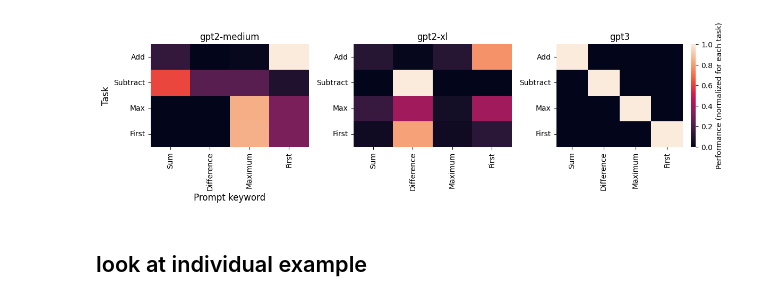
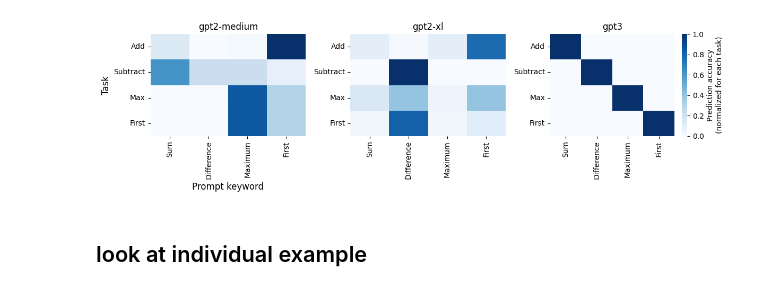
Before and after one commit to csinva/iprompt, a Jupyter notebook: notebooks/01_prompt_selection.ipynb, the cells around one changed output. Cells and saved outputs as stored; diff of their text form; code cells hidden in the pictures.

```diff
--- a/notebooks/01_prompt_selection.ipynb
+++ b/notebooks/01_prompt_selection.ipynb
@@ -25,7 +25,8 @@ for i, model_name in enumerate(model_names):
 
     tasks_plot = ['add_two', 'subtract_two', 'max_two', 'first_two']
     task_names = r['task_names']
-    idxs = np.array([task_names.index(tasks_plot[i]) for i in range(len(tasks_plot))])
+    idxs = np.array([task_names.index(tasks_plot[i])
+                    for i in range(len(tasks_plot))])
 
     plt.subplot(1, len(model_names), i + 1)
 
@@ -33,42 +34,46 @@ for i, model_name in enumerate(model_names):
     # losses = r['losses']
     # losses = torch.tensor(losses)
     # losses = losses[idxs, :][:, idxs]
     # losses = losses.softmax(axis=1)
     # task_descriptions = np.array(r['task_descriptions'])[idxs]
     # sns.heatmap(losses.softmax, yticklabels=tasks_plot,
     #             xticklabels=task_descriptions,
     #             cbar_kws={'label': 'Loss (normalized for each task)'})
     # plt.xticks(rotation=90)
     # plt.yticks(rotation=0)
 
     accuracies = r['accuracies']
     accuracies = accuracies[idxs, :][:, idxs]
     task_descriptions = np.array(r['task_descriptions'])[idxs]
 
     # print(r['losses'])
     # plt.subplot(122)
     # accuracies = torch.tensor(accuracies)
     accuracies = torch.tensor(accuracies).softmax(dim=1)
     plt.title(model_name)
     ax = sns.heatmap(accuracies,
-                yticklabels=pd.Series(tasks_plot).apply(
-                    lambda x: x.split('_')[0].capitalize()),
-                xticklabels=pd.Series(task_descriptions).apply(
-                    lambda x: x.split(' ')[2].capitalize()),
-                cbar_kws={'label': 'Performance (normalized for each task)'},
-                cbar= (i == len(model_names) - 1),
-                # cbar_kws={'label': 'Accuracy (higher better)'}
-                )
+                     yticklabels=pd.Series(tasks_plot).apply(
+                         lambda x: x.split('_')[0].capitalize()),
+                     xticklabels=pd.Series(task_descriptions).apply(
+                         lambda x: x.split(' ')[2].capitalize()),
+                     cbar_kws={
+                         'label': 'Prediction accuracy\n(normalized for each task)'},
+                     cbar=(i == len(model_names) - 1),
+                     cmap='Blues',
+                     # cbar_kws={'label': 'Accuracy (higher better)'}
+                     )
     plt.xticks(rotation=90)
     plt.yticks(rotation=0)
     if i == 0:
         ax.set_ylabel('Task', fontsize='large')
         ax.set_xlabel('Prompt keyword', fontsize='large')
     plt.tight_layout()
+    # for _, spine in ax.spines.items():
+        # spine.set_visible(True)
 plt.savefig('../results/prompt_classification/heatmaps_prompt_classification.pdf',
             bbox_inches='tight')
 # %% [output]
-[figure, old version]
+[figure, new version]
 # %% [markdown]
 ## look at individual example
 # %% [markdown]
```
Also changed, not shown: 2 other files.
